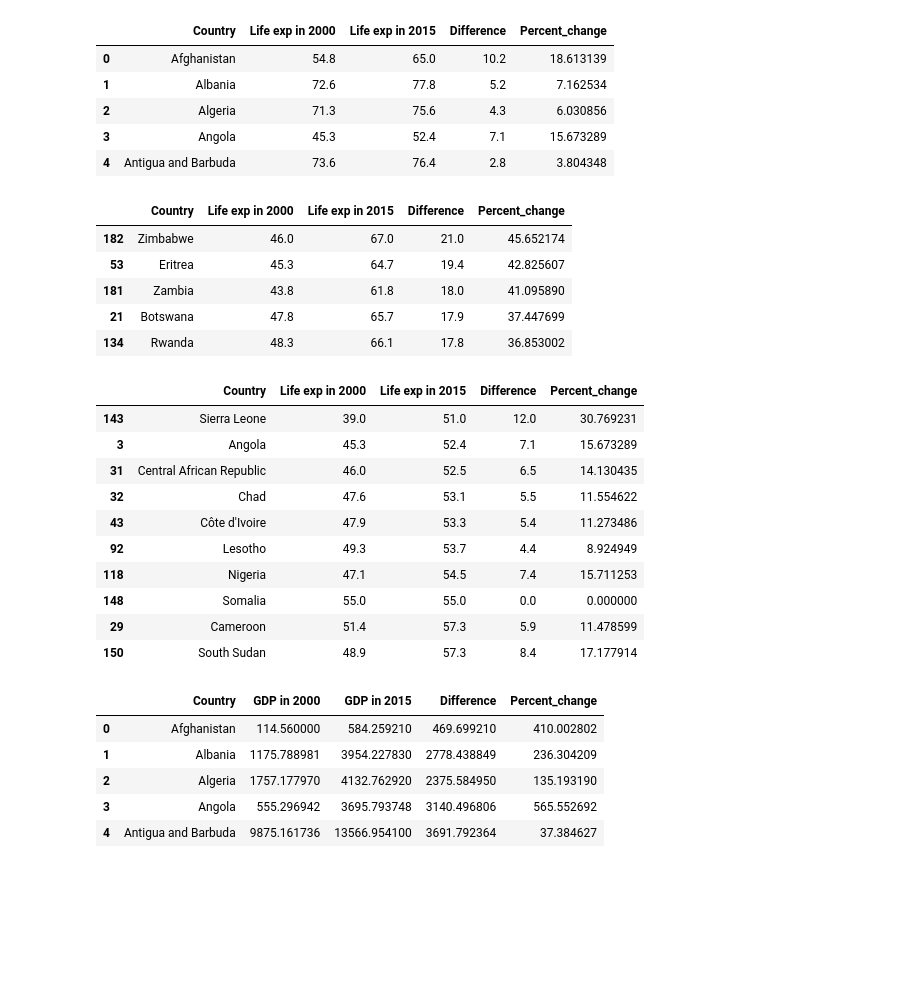
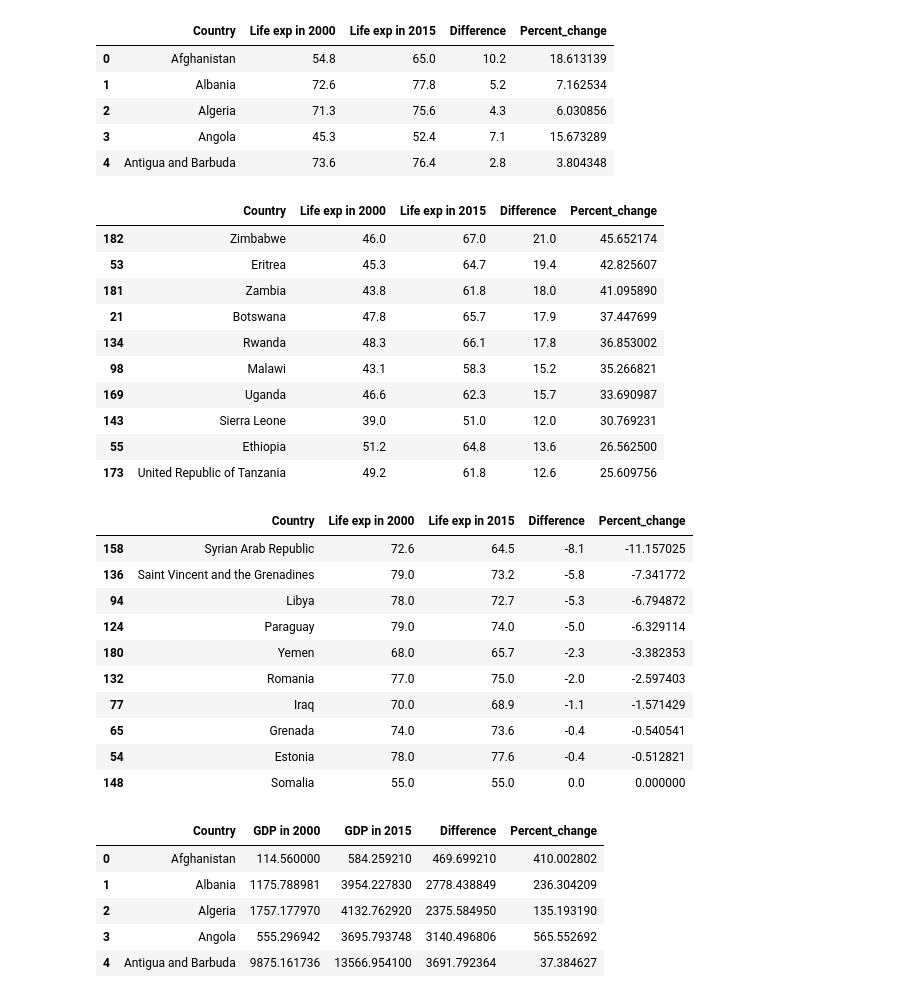
Before and after one commit to AXT295/Project-1, a Jupyter notebook: Project_1.ipynb, the cells around one changed output. Drawn from its saved outputs; the diff is of its cells as text; code cells hidden in the pictures; blank space fills up the shorter version.

```diff
--- a/Project_1.ipynb
+++ b/Project_1.ipynb
@@ -47,8 +47,8 @@ Life_exp.head()
 | 3 | Angola | 45.3 | 52.4 | 7.1 | 15.673289 |
 | 4 | Antigua and Barbuda | 73.6 | 76.4 | 2.8 | 3.804348 |
 # %%
-# Life expectancy in descending order
-Life_exp.sort_values(by='Percent_change', ascending = False).head()
+# Calculating with maximum increase in life expectancy
+Life_exp.sort_values(by='Percent_change', ascending = False).head(10)
 # %% [output]
 |  | Country | Life exp in 2000 | Life exp in 2015 | Difference | Percent_change |
 | 182 | Zimbabwe | 46.0 | 67.0 | 21.0 | 45.652174 |
@@ -56,21 +56,26 @@ Life_exp.sort_values(by='Percent_change', ascending = False).head()
 | 181 | Zambia | 43.8 | 61.8 | 18.0 | 41.095890 |
 | 21 | Botswana | 47.8 | 65.7 | 17.9 | 37.447699 |
 | 134 | Rwanda | 48.3 | 66.1 | 17.8 | 36.853002 |
+| 98 | Malawi | 43.1 | 58.3 | 15.2 | 35.266821 |
+| 169 | Uganda | 46.6 | 62.3 | 15.7 | 33.690987 |
+| 143 | Sierra Leone | 39.0 | 51.0 | 12.0 | 30.769231 |
+| 55 | Ethiopia | 51.2 | 64.8 | 13.6 | 26.562500 |
+| 173 | United Republic of Tanzania | 49.2 | 61.8 | 12.6 | 25.609756 |
 # %%
-# Calculate countries with minimum Life expectancy
-Life_exp.sort_values(by='Life exp in 2015').head(10)
+# Calculate countries with maximum decrease in life expectancy
+Life_exp.sort_values(by='Percent_change').head(10)
 # %% [output]
 |  | Country | Life exp in 2000 | Life exp in 2015 | Difference | Percent_change |
-| 143 | Sierra Leone | 39.0 | 51.0 | 12.0 | 30.769231 |
-| 3 | Angola | 45.3 | 52.4 | 7.1 | 15.673289 |
-| 31 | Central African Republic | 46.0 | 52.5 | 6.5 | 14.130435 |
-| 32 | Chad | 47.6 | 53.1 | 5.5 | 11.554622 |
-| 43 | Côte d'Ivoire | 47.9 | 53.3 | 5.4 | 11.273486 |
-| 92 | Lesotho | 49.3 | 53.7 | 4.4 | 8.924949 |
-| 118 | Nigeria | 47.1 | 54.5 | 7.4 | 15.711253 |
+| 158 | Syrian Arab Republic | 72.6 | 64.5 | -8.1 | -11.157025 |
+| 136 | Saint Vincent and the Grenadines | 79.0 | 73.2 | -5.8 | -7.341772 |
+| 94 | Libya | 78.0 | 72.7 | -5.3 | -6.794872 |
+| 124 | Paraguay | 79.0 | 74.0 | -5.0 | -6.329114 |
+| 180 | Yemen | 68.0 | 65.7 | -2.3 | -3.382353 |
+| 132 | Romania | 77.0 | 75.0 | -2.0 | -2.597403 |
+| 77 | Iraq | 70.0 | 68.9 | -1.1 | -1.571429 |
+| 65 | Grenada | 74.0 | 73.6 | -0.4 | -0.540541 |
+| 54 | Estonia | 78.0 | 77.6 | -0.4 | -0.512821 |
 | 148 | Somalia | 55.0 | 55.0 | 0.0 | 0.000000 |
-| 29 | Cameroon | 51.4 | 57.3 | 5.9 | 11.478599 |
-| 150 | South Sudan | 48.9 | 57.3 | 8.4 | 17.177914 |
 # %%
 # Calculating the GDP for each country in 2000 and 2015
 GDP = (life_expectancy[life_expectancy['Year'].isin([2000, 2015])]
```
Also changed, not shown: parts of 3 cells of this notebook.
